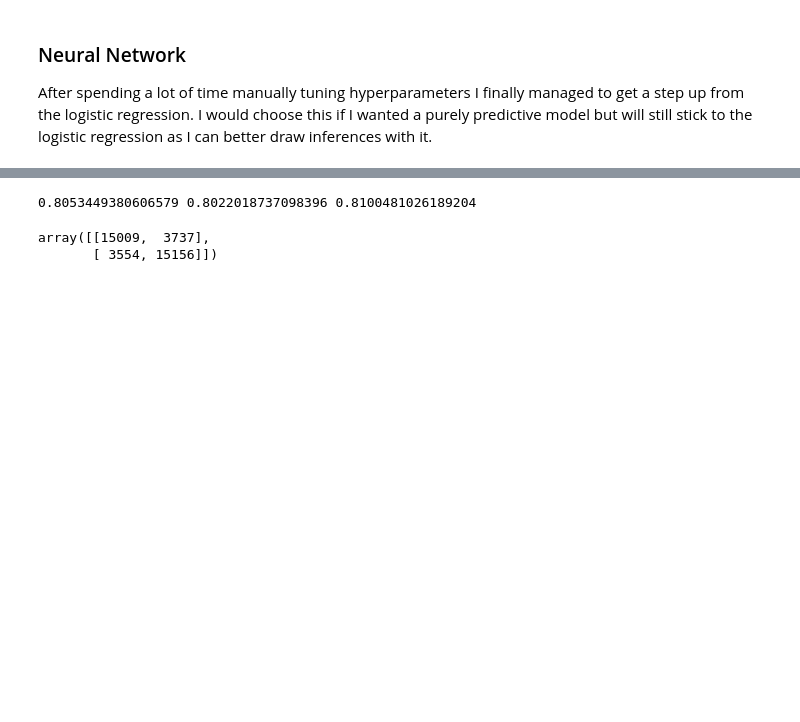
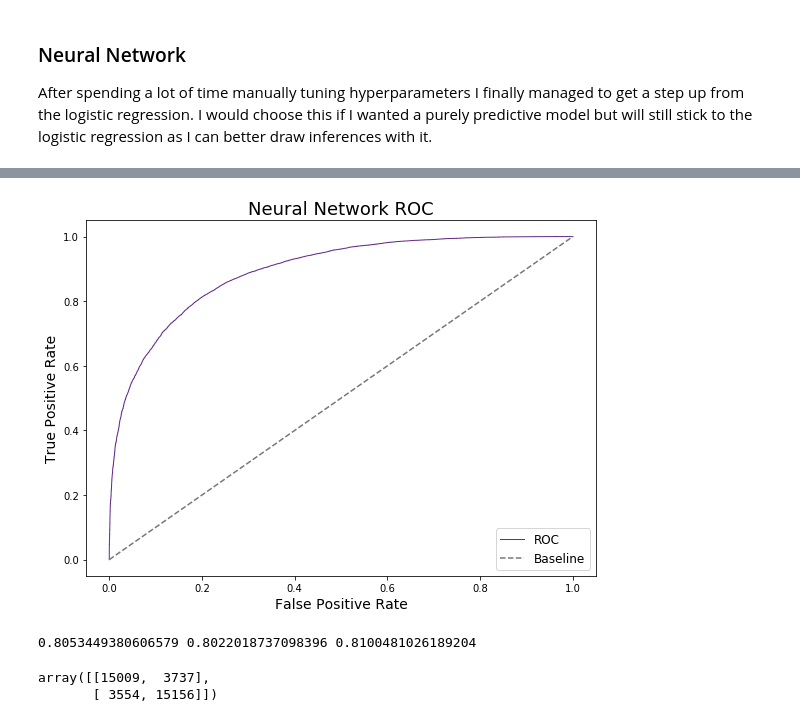
Before and after one commit to Rokushou/Splatoon-2-Meta-Modeling, a Jupyter notebook: Hard Reset.ipynb, the cells around one changed output, grey strips where cells are left out. Cells and saved outputs as stored; diff of their text form; code cells hidden in the pictures; blank space fills up the shorter version.

```diff
--- a/Hard Reset.ipynb
+++ b/Hard Reset.ipynb
@@ -339,3 +362,22 @@ Epoch 5/5
+# %%
+# predict probabilities using previous model
+y_prob = model.predict(X_test)
+# use sklearn's roc_curve and auc functions to generate datapoints
+fpr, tpr, thresholds = roc_curve(y_test, y_prob[:,1])
+roc_auc = auc(fpr, tpr)
+# plot the data
+plt.figure(figsize=(8, 6))
+plt.plot(fpr, tpr, lw=1, label='ROC', color=twi_pur)
+plt.plot([0, 1], [0, 1], '--', color='#777777', label='Baseline')
+plt.xlim([-0.05, 1.05])
+plt.ylim([-0.05, 1.05])
+plt.xlabel('False Positive Rate', fontsize=14)
+plt.ylabel('True Positive Rate', fontsize=14)
+plt.title('Neural Network ROC', fontsize=18)
+plt.legend(loc="lower right", fontsize=12)
+plt.savefig('img/nnroc.png');
+# %% [output]
+[figure, added]
 # %%
 # generate metrics based on prediction
 y_pred = model.predict_classes(X_test)
```
Also changed, not shown: parts of 6 cells of this notebook, 4 other files.
